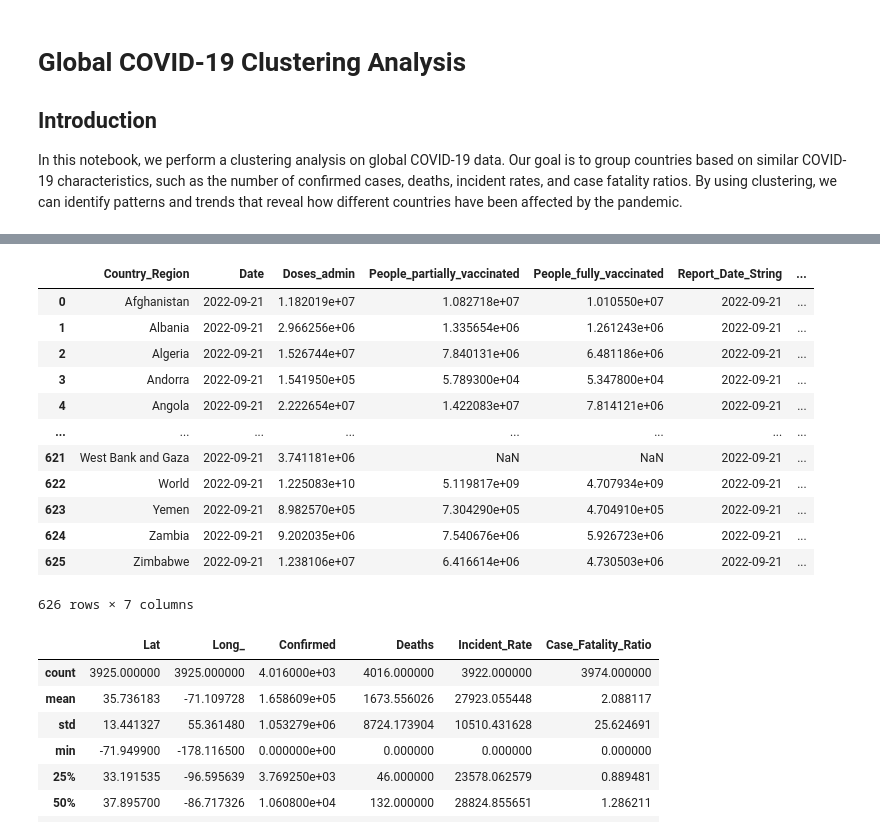
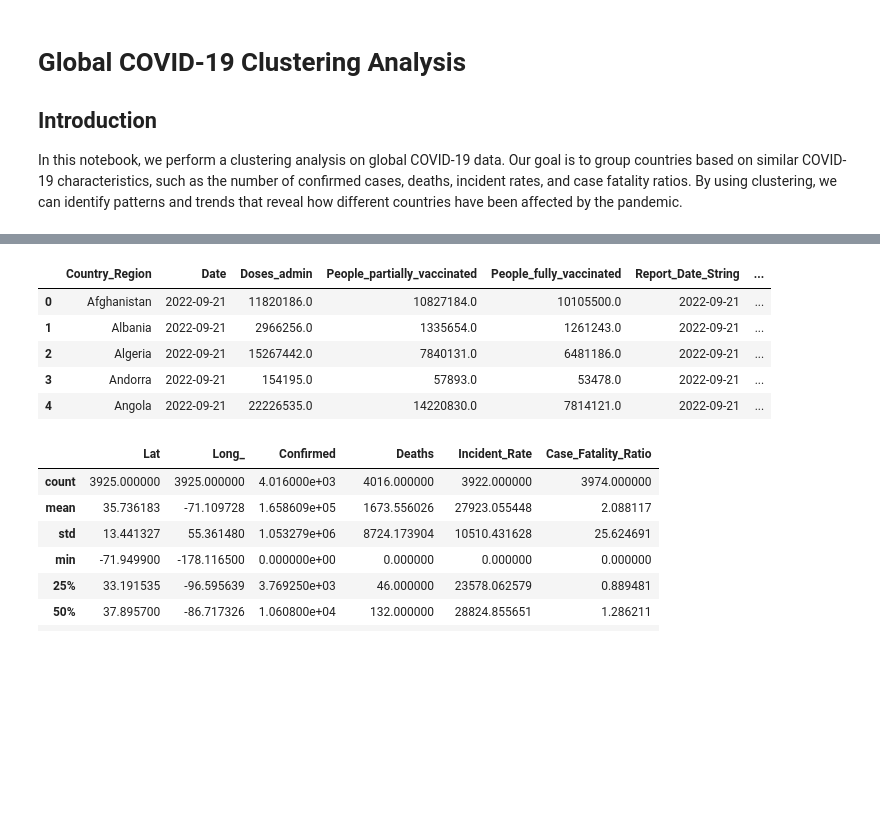
Before and after one commit to Kanish010/Covid-19-Data-Analytics, a Jupyter notebook: Models/GlobalClustering.ipynb, the cells around one changed output, grey strips where cells are left out. Drawn from its saved outputs; the diff is of its cells as text; code cells hidden in the pictures; blank space fills up the shorter version.

```diff
--- a/Models/GlobalClustering.ipynb
+++ b/Models/GlobalClustering.ipynb
@@ -32,21 +26,15 @@ df_deaths
 # %%
 df_vaccine = pd.read_csv ("Dataset/Global/VaccinationGlobal.csv")
 df_vaccine = df_vaccine.drop (['Province_State'], axis =1)
-df_vaccine
+df_vaccine.to_excel("CleanedData/Cleaned_Global_Vaccinated.xlsx")
+df_vaccine.head()
 # %% [output]
 |  | Country_Region | Date | Doses_admin | People_partially_vaccinated | People_fully_vaccinated | Report_Date_String | ... |
-| 0 | Afghanistan | 2022-09-21 | 1.182019e+07 | 1.082718e+07 | 1.010550e+07 | 2022-09-21 | ... |
-| 1 | Albania | 2022-09-21 | 2.966256e+06 | 1.335654e+06 | 1.261243e+06 | 2022-09-21 | ... |
-| 2 | Algeria | 2022-09-21 | 1.526744e+07 | 7.840131e+06 | 6.481186e+06 | 2022-09-21 | ... |
-| 3 | Andorra | 2022-09-21 | 1.541950e+05 | 5.789300e+04 | 5.347800e+04 | 2022-09-21 | ... |
-| 4 | Angola | 2022-09-21 | 2.222654e+07 | 1.422083e+07 | 7.814121e+06 | 2022-09-21 | ... |
-| ... | ... | ... | ... | ... | ... | ... | ... |
-| 621 | West Bank and Gaza | 2022-09-21 | 3.741181e+06 | NaN | NaN | 2022-09-21 | ... |
-| 622 | World | 2022-09-21 | 1.225083e+10 | 5.119817e+09 | 4.707934e+09 | 2022-09-21 | ... |
-| 623 | Yemen | 2022-09-21 | 8.982570e+05 | 7.304290e+05 | 4.704910e+05 | 2022-09-21 | ... |
-| 624 | Zambia | 2022-09-21 | 9.202035e+06 | 7.540676e+06 | 5.926723e+06 | 2022-09-21 | ... |
-| 625 | Zimbabwe | 2022-09-21 | 1.238106e+07 | 6.416614e+06 | 4.730503e+06 | 2022-09-21 | ... |
+| 0 | Afghanistan | 2022-09-21 | 11820186.0 | 10827184.0 | 10105500.0 | 2022-09-21 | ... |
+| 1 | Albania | 2022-09-21 | 2966256.0 | 1335654.0 | 1261243.0 | 2022-09-21 | ... |
+| 2 | Algeria | 2022-09-21 | 15267442.0 | 7840131.0 | 6481186.0 | 2022-09-21 | ... |
+| 3 | Andorra | 2022-09-21 | 154195.0 | 57893.0 | 53478.0 | 2022-09-21 | ... |
+| 4 | Angola | 2022-09-21 | 22226535.0 | 14220830.0 | 7814121.0 | 2022-09-21 | ... |
-626 rows × 7 columns
 # %%
 df_deaths.describe()
 # %% [output]
```
Also changed, not shown: parts of 1 cell of this notebook, 5 other files.
